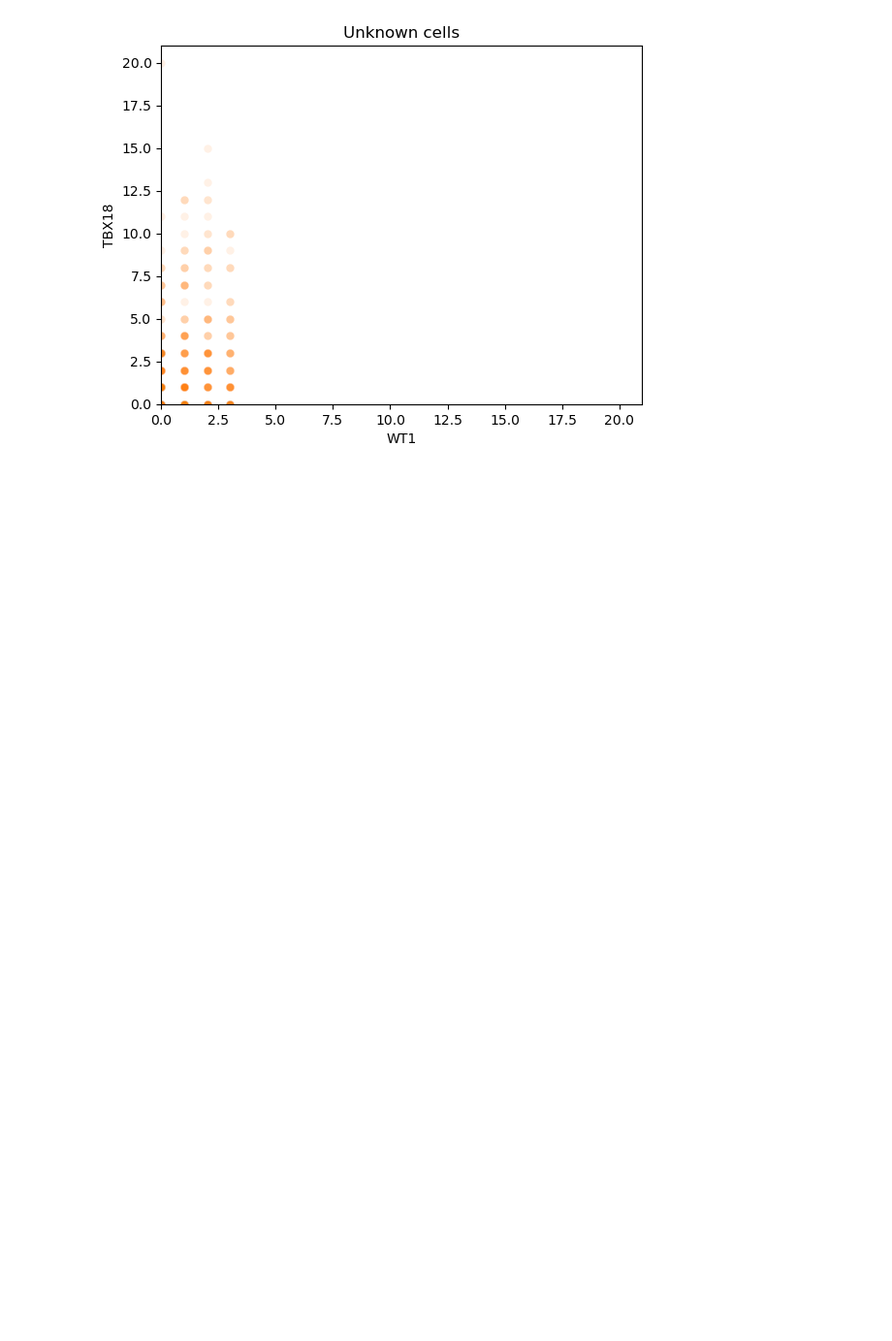
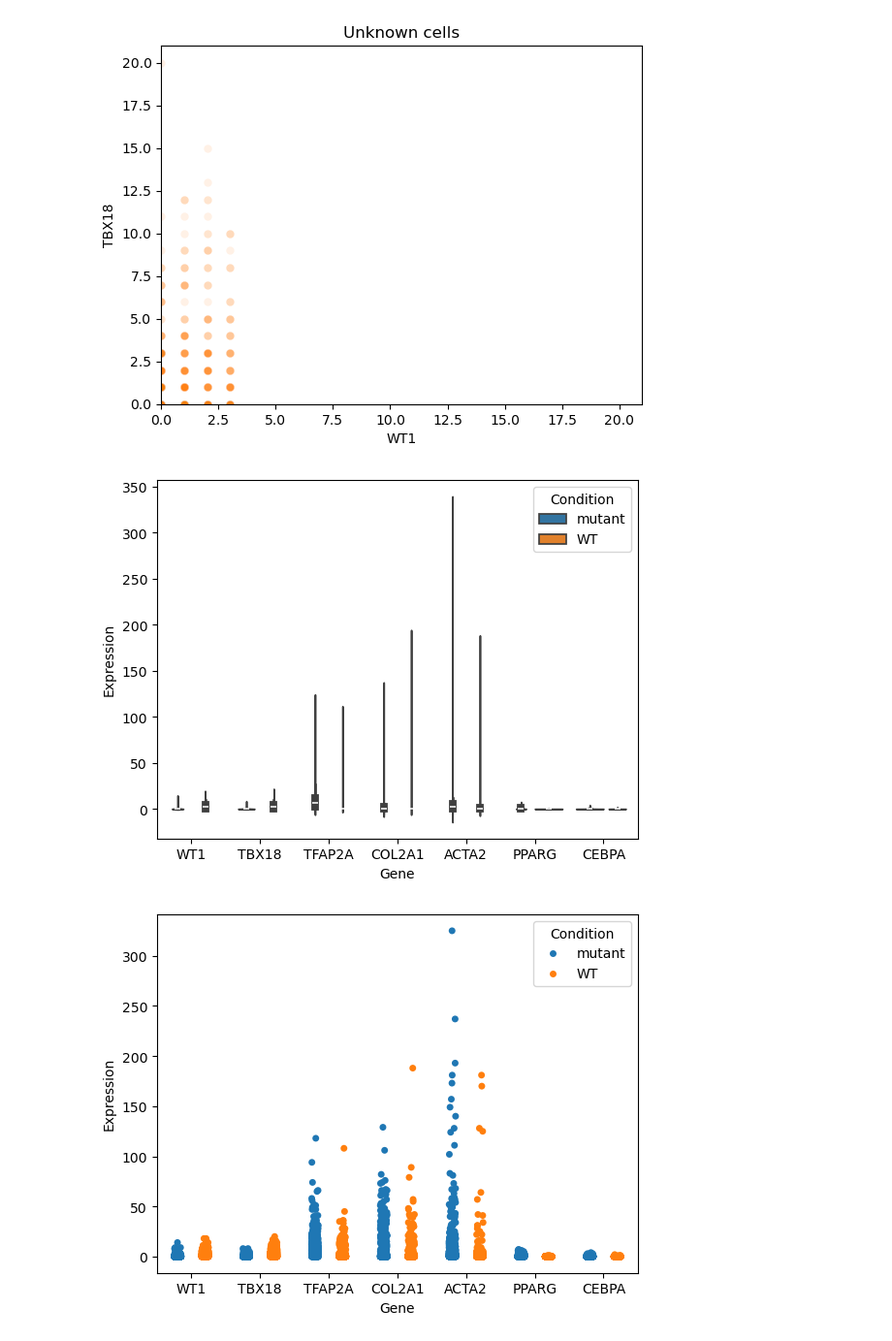
Before and after one commit to bioDSC/2024_teaching, a Jupyter notebook: 2025-02-Python-intro-Gapminder/solutions/L9_solutions_exercises_test.ipynb, the cells around one changed output. Shown at 97% size. Drawn from its saved outputs; the diff is of its cells as text; code cells hidden in the pictures; blank space fills up the shorter version.

```diff
--- a/2025-02-Python-intro-Gapminder/solutions/L9_solutions_exercises_test.ipynb
+++ b/2025-02-Python-intro-Gapminder/solutions/L9_solutions_exercises_test.ipynb
@@ -82,3 +82,13 @@ plt.show()
 [figure]
 [figure]
 [figure]
+# %%
+df_kohela_sel = df_kohela.loc[:,['WT1', 'TBX18', 'TFAP2A', 'COL2A1', 'ACTA2', 'PPARG', 'CEBPA','Celltype','Condition']]
+df_kohela_melted = pd.melt(df_kohela_sel, id_vars=['Celltype','Condition'], var_name='Gene', value_name='Expression')
+sns.violinplot(df_kohela_melted, x='Gene', y='Expression', hue='Condition')
+plt.show()
+sns.stripplot(df_kohela_melted, x='Gene', y='Expression', hue='Condition', dodge=True)
+plt.show()
+# %% [output]
+[figure, added]
+[figure, added]
```
Also changed, not shown: 1 other file.
